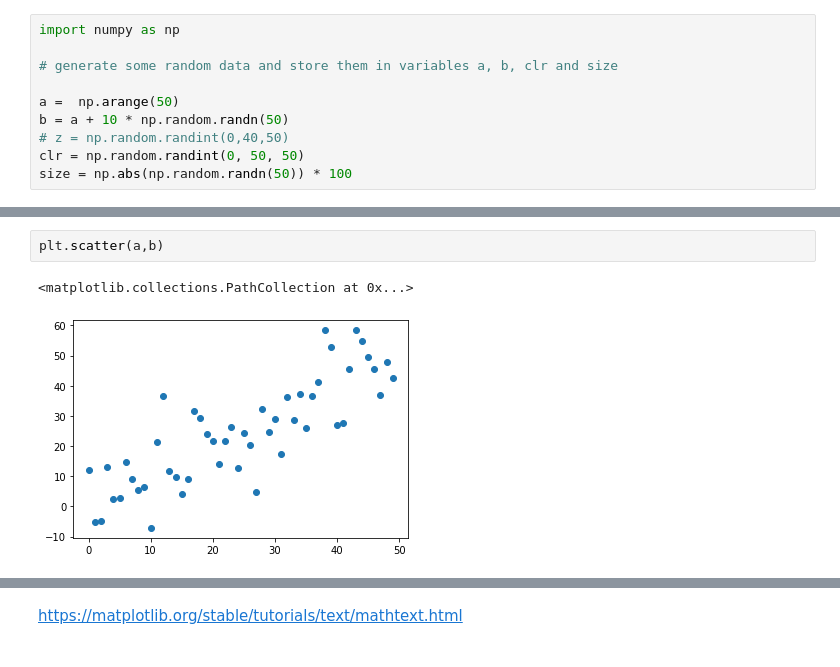
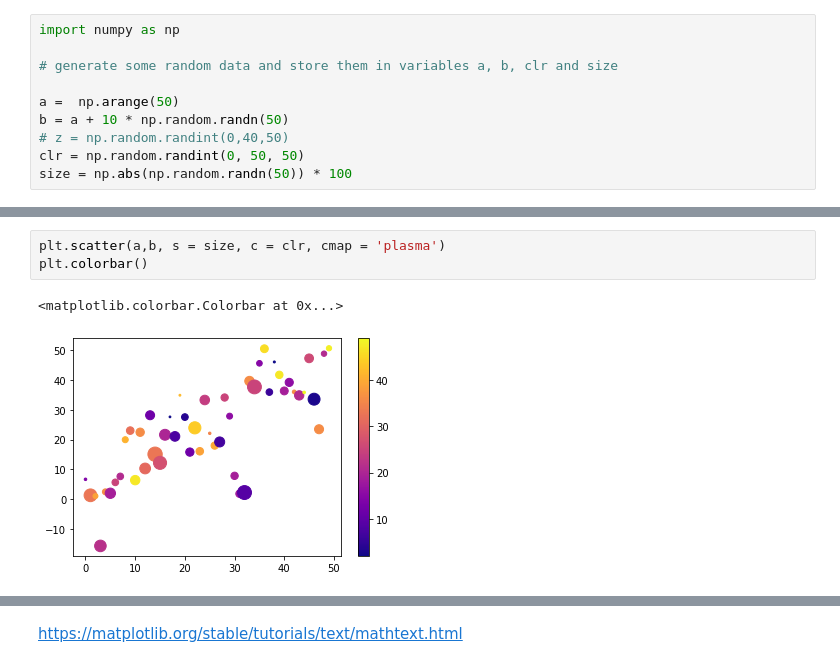
Before and after one commit to CodeupClassroom/kalpana-data-science-libraries, a Jupyter notebook: kalpana-matplotlib-lesson.ipynb, the cells around one changed output, grey strips where cells are left out. Drawn from its saved outputs; the diff is of its cells as text.

```diff
--- a/kalpana-matplotlib-lesson.ipynb
+++ b/kalpana-matplotlib-lesson.ipynb
@@ -148,8 +223,9 @@ array([12.09090924, -5.11122825, -4.88147898, 12.90806583,  2.38564955,
 # %%
-plt.scatter(a,b)
+plt.scatter(a,b, s = size, c = clr, cmap = 'plasma')
+plt.colorbar()
 # %% [output]
-<matplotlib.collections.PathCollection at 0x...>
+<matplotlib.colorbar.Colorbar at 0x...>
-[figure, old version]
+[figure, new version]
 # %%
 # plot y = x2 in range(-50 to 50) with LaTeX
 
```
Also changed, not shown: parts of 18 cells of this notebook.
